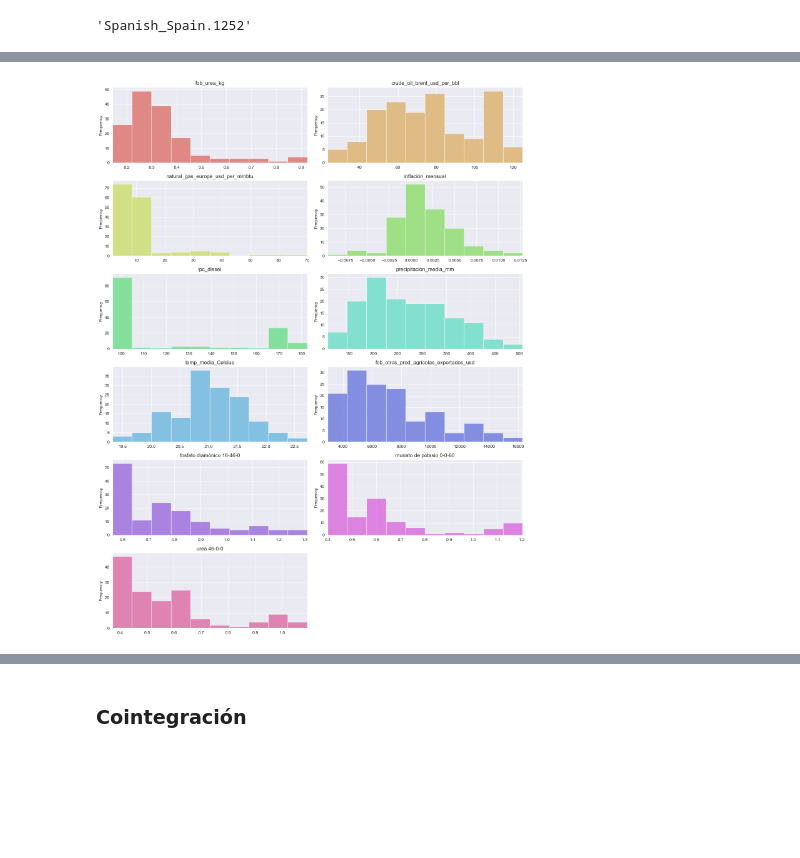
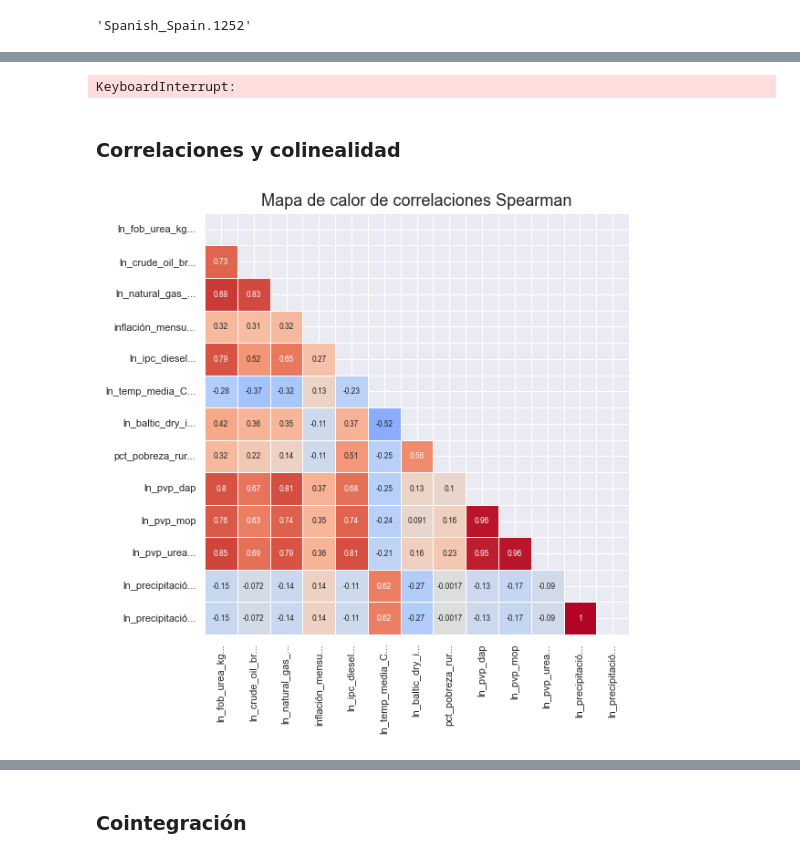
Before and after one commit to IFTrejoM/time-series-fertilizer-price-predictor, a Jupyter notebook: modelo_regresión.ipynb, the cells around one changed output, grey strips where cells are left out. Drawn from its saved outputs; the diff is of its cells as text; code cells hidden in the pictures; blank space fills up the shorter version.

```diff
--- a/modelo_regresión.ipynb
+++ b/modelo_regresión.ipynb
@@ -70,4 +178,23 @@ plt.show()
 # %%
-plot_histograms(df, n_rows=num_de_filas, bins=10, color_palette='hls')
+plot_histograms(ln_data, n_rows=num_de_filas, bins=10, color_palette='hls')
 # %% [output]
-[figure, removed]
+KeyboardInterrupt:
+# %% [markdown]
+### Correlaciones y colinealidad
+# %%
+# Método de cálculo de correlaciones:
+method = 'spearman'
+
+posición_ticks = np.arange(len(ln_data.columns)) + 0.5
+
+# Graficar mapa de calor de correlaciones no lineales:
+corr = ln_data.corr(method=method) # 'pearson', 'spearman', 'kendall'
+mask = np.triu(np.ones_like(corr, dtype=bool))
+plt.figure(figsize=(6, 6))
+sns.heatmap(data=corr, mask=mask, cmap='coolwarm', center=0, linewidths=0.5, annot=True, annot_kws={"size": 6}, cbar=False)
+plt.title(f'Mapa de calor de correlaciones {method.capitalize()}', size=13)
+plt.xticks(ticks=posición_ticks, labels=truncated_labels, fontsize=8)
+plt.yticks(ticks=posición_ticks, labels=truncated_labels, fontsize=8)
+plt.show()
+# %% [output]
+[figure, added]
```
Also changed, not shown: parts of 35 cells of this notebook, 7 other files.
